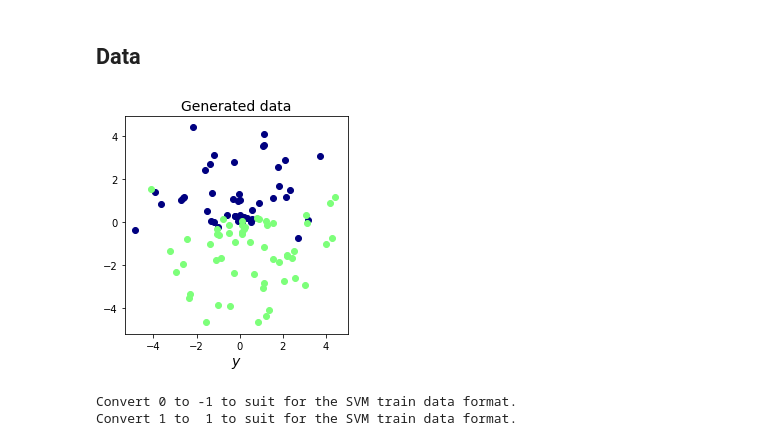
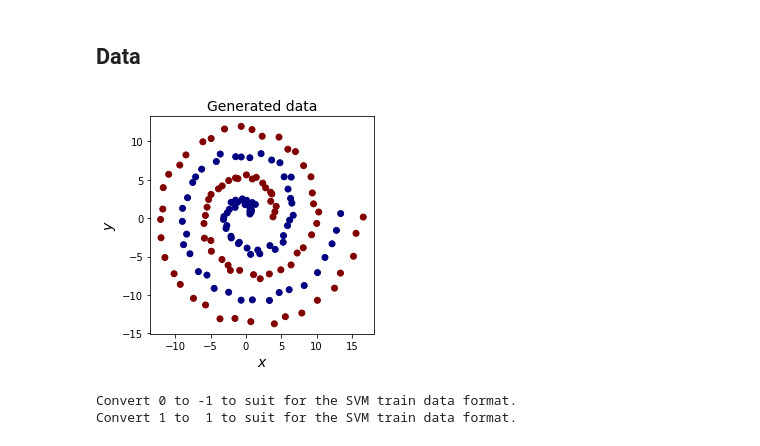
Before and after one commit to iwasakishuto/Kerasy, a Jupyter notebook: examples/svm.ipynb, the cells around one changed output. Saved outputs shown, nothing was run; the diff lists cells and outputs as text; code cells hidden in the pictures.

```diff
--- a/examples/svm.ipynb
+++ b/examples/svm.ipynb
@@ -15,8 +12,12 @@ from kerasy.utils.data_generator import generateWholeCakes
 from kerasy.ML.svm import BaseSVM
+# %%
+seed = 1
+N = 150
+MAX_ITERATION = 60
 # %%
-train_x, train_y = generateWholeCakes(2, N, r_high=r_high, seed=seed, same=False, plot=True, figsize=(4,4))
+train_x, train_y = generateWhirlpool(N, xmin=0, xmax=4, plot=True, figsize=(4,4))
 # %% [output]
-[figure, old version]
+[figure, new version]
 # %%
 train_y = BaseSVM.formatting_y(train_y)
 # %% [output]
```
Also changed, not shown: parts of 18 cells of this notebook, 14 other files.
